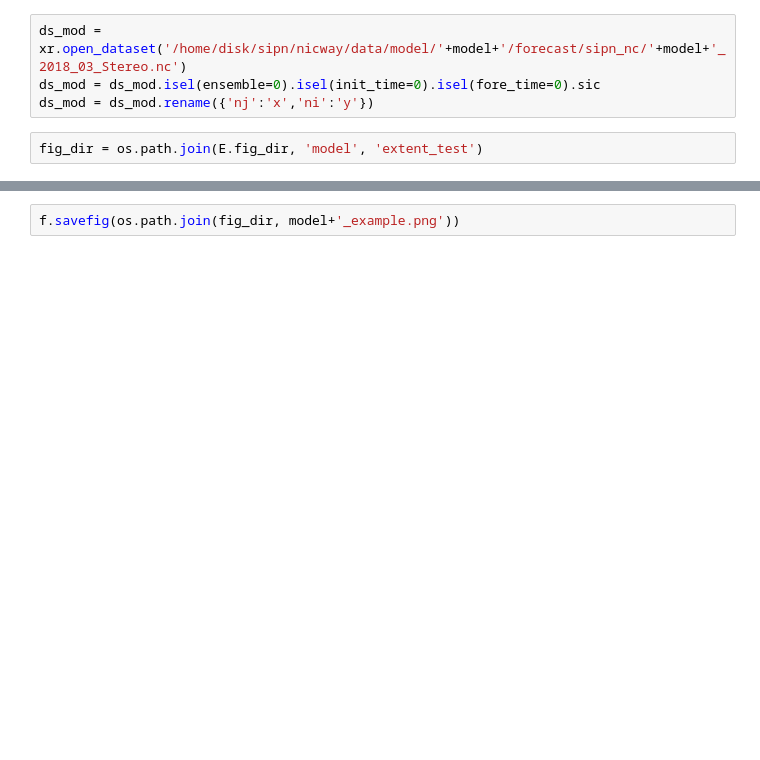
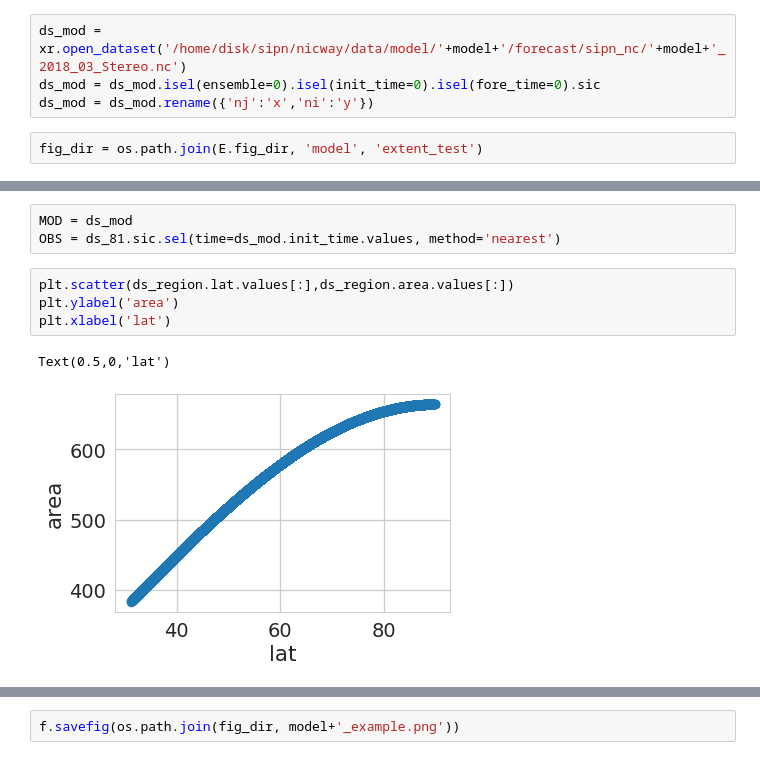
Before and after one commit to NicWayand/ESIO, a Jupyter notebook: notebooks/test_extent_vs_map.ipynb, the cells around one changed output, grey strips where cells are left out. Cells and saved outputs as stored; diff of their text form; blank space fills up the shorter version.

```diff
--- a/notebooks/test_extent_vs_map.ipynb
+++ b/notebooks/test_extent_vs_map.ipynb
@@ -62,0 +81,10 @@ obs_ext_Offical = ds_ext.sel(time=ds_mod.init_time.values, method='nearest')
+# %%
+MOD = ds_mod
+OBS = ds_81.sic.sel(time=ds_mod.init_time.values, method='nearest')
+# %%
+plt.scatter(ds_region.lat.values[:],ds_region.area.values[:])
+plt.ylabel('area')
+plt.xlabel('lat')
+# %% [output]
+Text(0.5,0,'lat')
+[figure, added]
```
Also changed, not shown: parts of 15 cells of this notebook.
